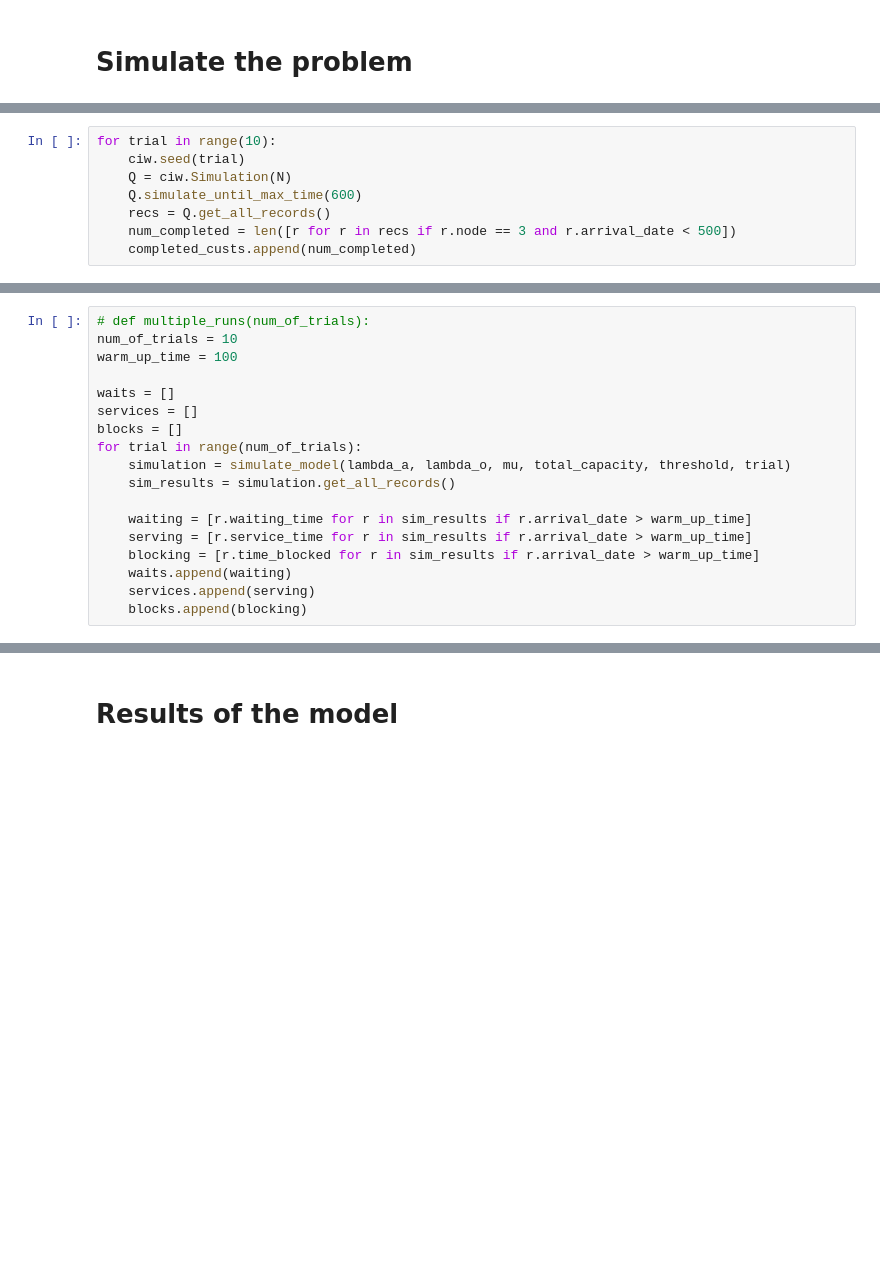
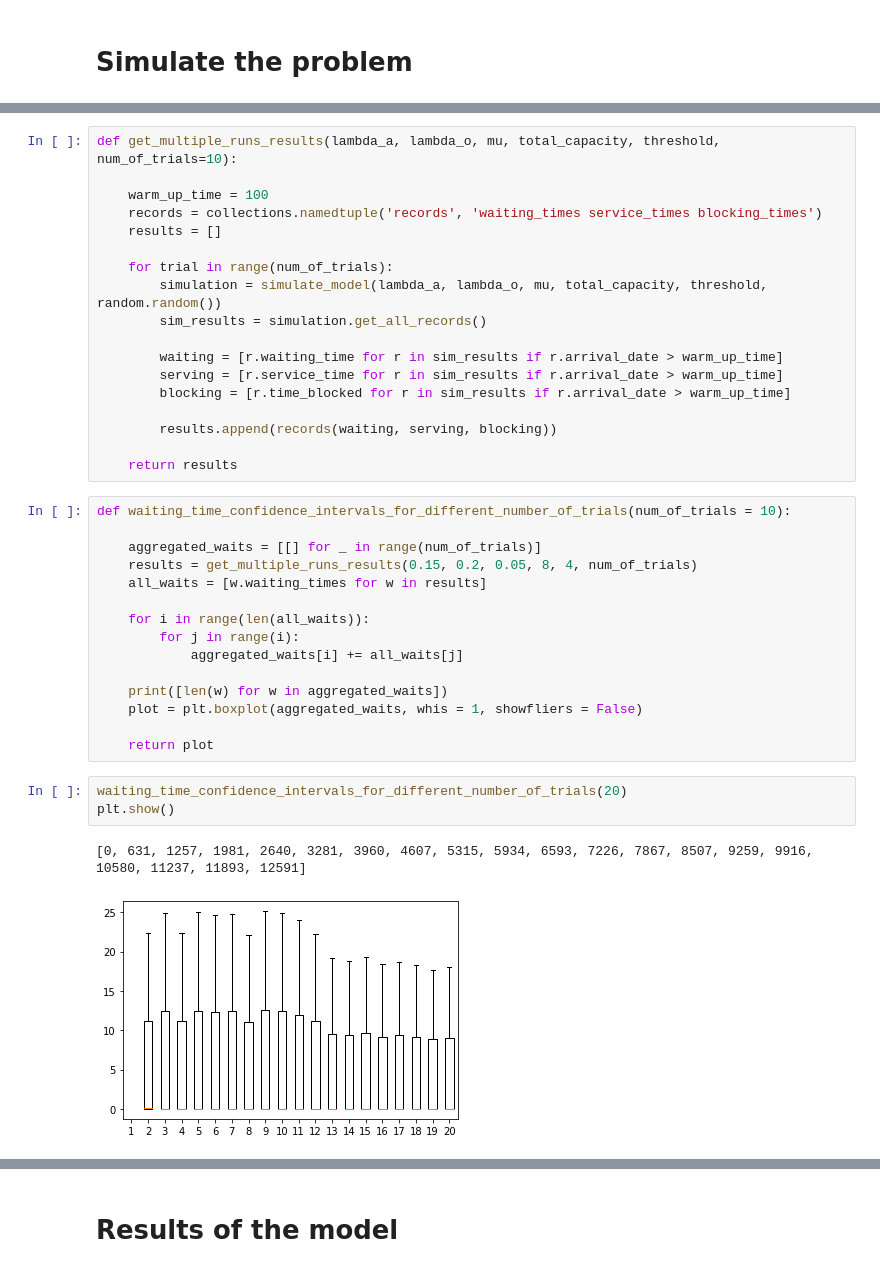
Before and after one commit to MichalisPanayides/AmbulanceDecisionGame, a Jupyter notebook: src/Jupyter/ciw/Experimenting with Ciw.ipynb, the cells around one changed output, grey strips where cells are left out. Cells and saved outputs as stored; diff of their text form; blank space fills up the shorter version.

```diff
--- a/src/Jupyter/ciw/Experimenting with Ciw.ipynb
+++ b/src/Jupyter/ciw/Experimenting with Ciw.ipynb
@@ -65,8 +110,0 @@ def simulate_model(lambda_a, lambda_o, mu, total_capacity, threshold, seed_num =
-# %%
-for trial in range(10):
-    ciw.seed(trial)
-    Q = ciw.Simulation(N)
-    Q.simulate_until_max_time(600)
-    recs = Q.get_all_records()
-    num_completed = len([r for r in recs if r.node == 3 and r.arrival_date < 500])
-    completed_custs.append(num_completed)
@@ -73,18 +149,39 @@ for trial in range(10):
 # %%
-# def multiple_runs(num_of_trials):
-num_of_trials = 10
-warm_up_time = 100
+def get_multiple_runs_results(lambda_a, lambda_o, mu, total_capacity, threshold, num_of_trials=10):
 
-waits = []
-services = []
-blocks = []
-for trial in range(num_of_trials):
-    simulation = simulate_model(lambda_a, lambda_o, mu, total_capacity, threshold, trial)
-    sim_results = simulation.get_all_records()
+    warm_up_time = 100
+    records = collections.namedtuple('records', 'waiting_times service_times blocking_times')
+    results = []
 
-    waiting = [r.waiting_time for r in sim_results if r.arrival_date > warm_up_time]
-    serving = [r.service_time for r in sim_results if r.arrival_date > warm_up_time]
-    blocking = [r.time_blocked for r in sim_results if r.arrival_date > warm_up_time]
-    waits.append(waiting)
-    services.append(serving)
-    blocks.append(blocking)
+    for trial in range(num_of_trials):
+        simulation = simulate_model(lambda_a, lambda_o, mu, total_capacity, threshold, random.random())
+        sim_results = simulation.get_all_records()
+
+        waiting = [r.waiting_time for r in sim_results if r.arrival_date > warm_up_time]
+        serving = [r.service_time for r in sim_results if r.arrival_date > warm_up_time]
+        blocking = [r.time_blocked for r in sim_results if r.arrival_date > warm_up_time]
+
+        results.append(records(waiting, serving, blocking))
+
+    return results
+# %%
+def waiting_time_confidence_intervals_for_different_number_of_trials(num_of_trials = 10):
+
+    aggregated_waits = [[] for _ in range(num_of_trials)]
+    results = get_multiple_runs_results(0.15, 0.2, 0.05, 8, 4, num_of_trials)
+    all_waits = [w.waiting_times for w in results]
+
+    for i in range(len(all_waits)):
+        for j in range(i):
+            aggregated_waits[i] += all_waits[j]
+
+    print([len(w) for w in aggregated_waits])
+    plot = plt.boxplot(aggregated_waits, whis = 1, showfliers = False)
+
+    return plot
+# %%
+waiting_time_confidence_intervals_for_different_number_of_trials(20)
+plt.show()
+# %% [output]
+[0, 631, 1257, 1981, 2640, 3281, 3960, 4607, 5315, 5934, 6593, 7226, 7867, 8507, 9259, 9916, 10580, 11237, 11893, 12591]
+[figure, added]
```
Also changed, not shown: parts of 21 cells of this notebook, 6 other files.
